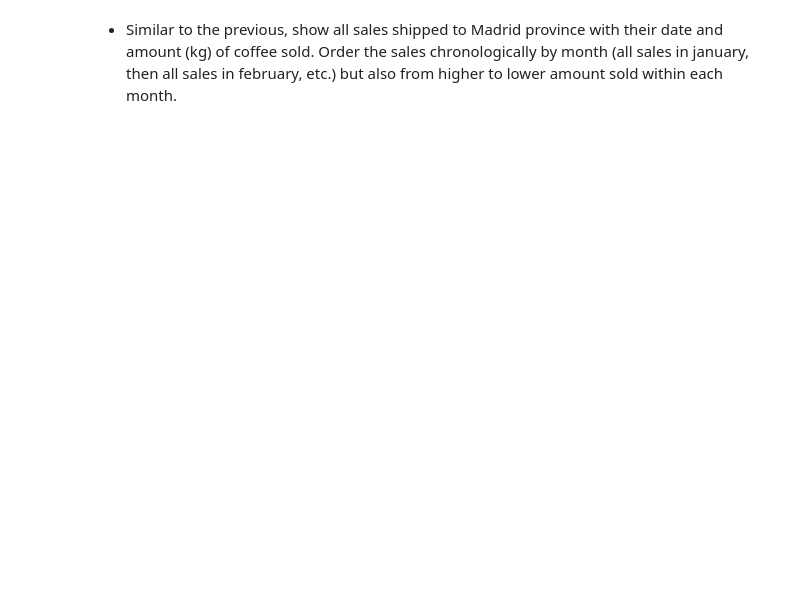
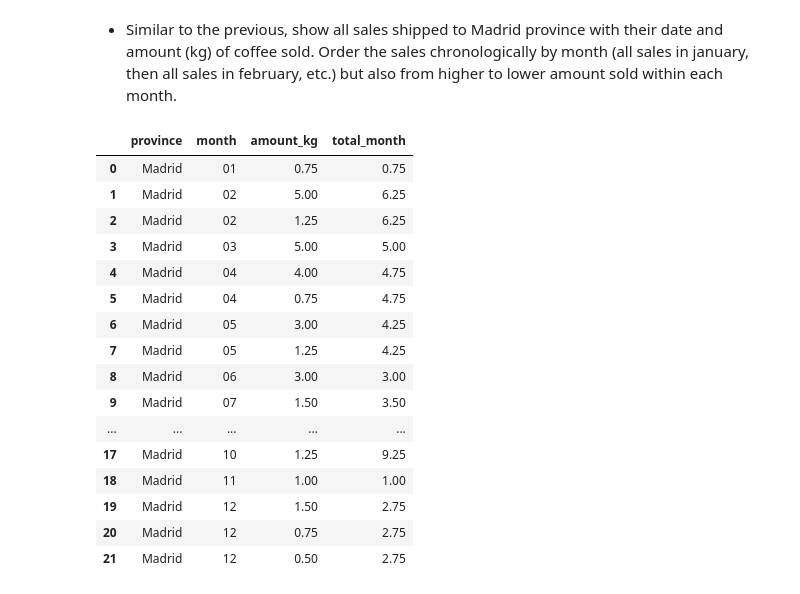
Before and after one commit to guille-ds/DataCleaning-Analysis-Python-SQL, a Jupyter notebook: answers-1.ipynb, the cells around one changed output. Saved outputs shown, nothing was run; the diff lists cells and outputs as text; code cells hidden in the pictures; blank space fills up the shorter version.

```diff
--- a/answers-1.ipynb
+++ b/answers-1.ipynb
@@ -934,3 +946,35 @@ pd.read_sql_query(query, conn).head(10)
 # %% [markdown]
 
 * Similar to the previous, show all sales shipped to Madrid province with their date and amount (kg) of coffee sold. Order the sales chronologically by month (all sales in january, then all sales in february, etc.) but also from higher to lower amount sold within each month.
+# %%
+query = '''
+        SELECT
+            province,
+            STRFTIME("%m", timestamp) AS month,
+            amount_kg,
+            SUM(amount_kg) OVER(PARTITION BY STRFTIME("%m", timestamp)) AS total_month
+        FROM
+            sales_update
+        WHERE province = "Madrid"
+        ORDER BY month, amount_kg DESC
+        ;
+        '''
+pd.read_sql_query(query, conn)
+# %% [output]
+|  | province | month | amount_kg | total_month |
+| 0 | Madrid | 01 | 0.75 | 0.75 |
+| 1 | Madrid | 02 | 5.00 | 6.25 |
+| 2 | Madrid | 02 | 1.25 | 6.25 |
+| 3 | Madrid | 03 | 5.00 | 5.00 |
+| 4 | Madrid | 04 | 4.00 | 4.75 |
+| 5 | Madrid | 04 | 0.75 | 4.75 |
+| 6 | Madrid | 05 | 3.00 | 4.25 |
+| 7 | Madrid | 05 | 1.25 | 4.25 |
+| 8 | Madrid | 06 | 3.00 | 3.00 |
+| 9 | Madrid | 07 | 1.50 | 3.50 |
+| ... | ... | ... | ... | ... |
+| 17 | Madrid | 10 | 1.25 | 9.25 |
+| 18 | Madrid | 11 | 1.00 | 1.00 |
+| 19 | Madrid | 12 | 1.50 | 2.75 |
+| 20 | Madrid | 12 | 0.75 | 2.75 |
+| 21 | Madrid | 12 | 0.50 | 2.75 |
```
Also changed, not shown: parts of 6 cells of this notebook, 1 other file.
